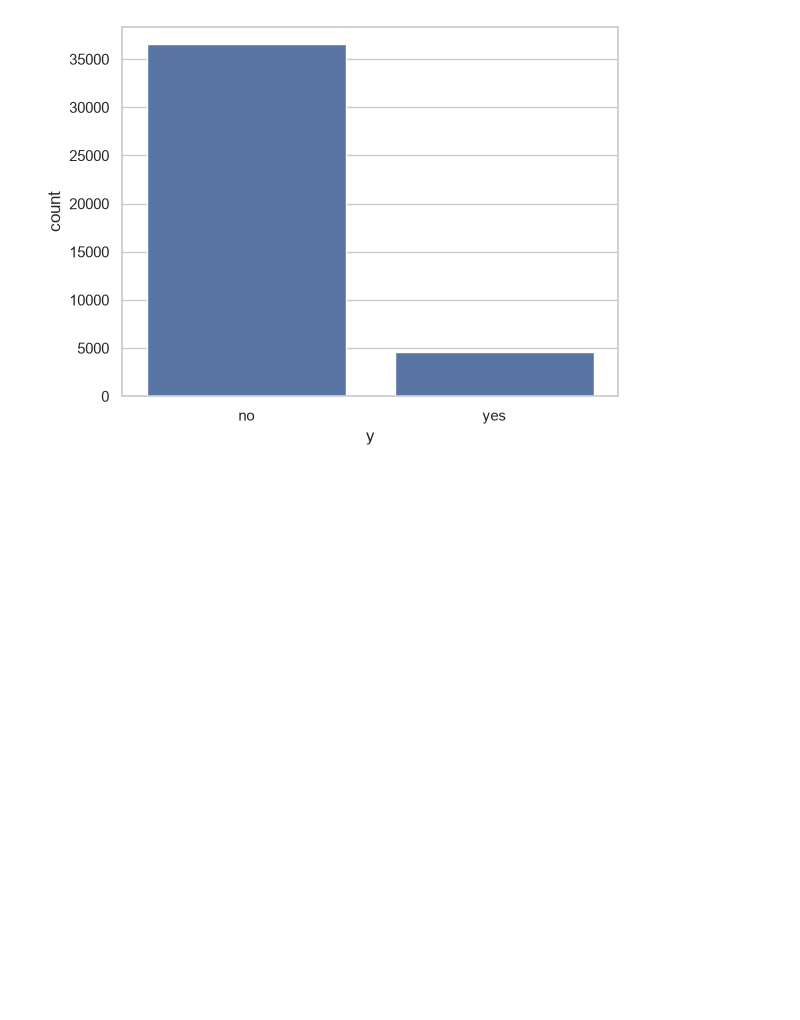
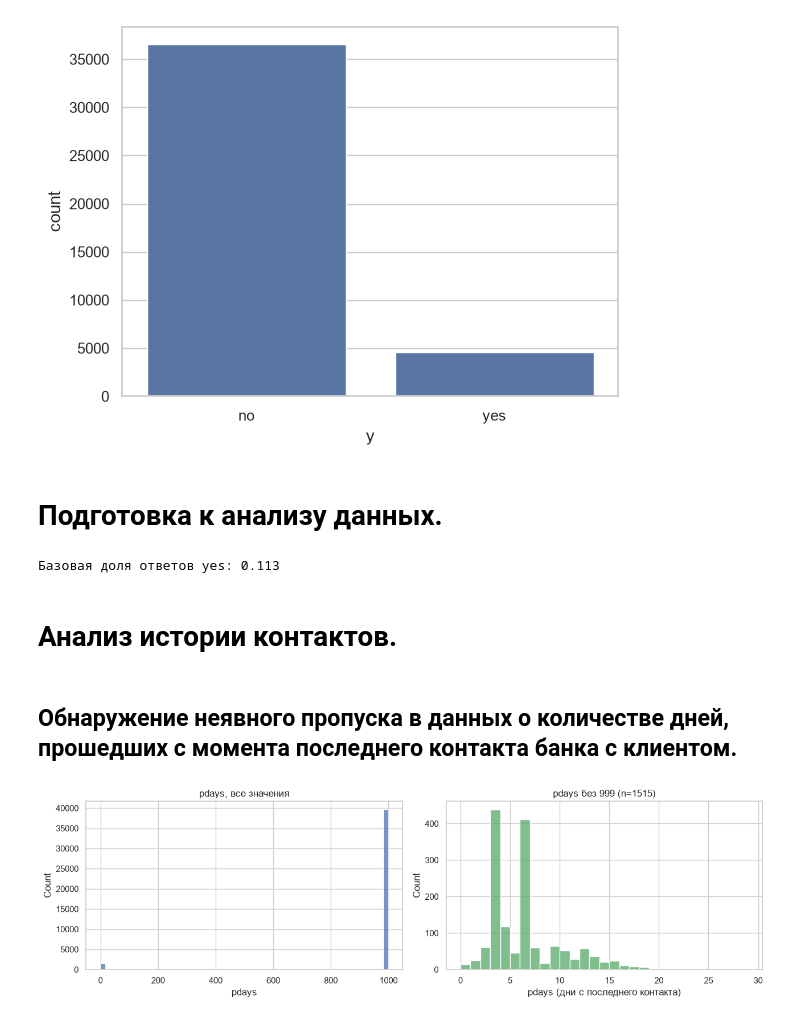
Before and after one commit to KgAmerlion/project_practice_team_1, a Jupyter notebook: Notebook.ipynb, the cells around one changed output. Cells and saved outputs as stored; diff of their text form; code cells hidden in the pictures; blank space fills up the shorter version.

```diff
--- a/Notebook.ipynb
+++ b/Notebook.ipynb
@@ -119,3 +124,34 @@ sns.countplot(data=df, x="y")
 plt.show()
 # %% [output]
 [figure]
+# %% [markdown]
+# Подготовка к анализу данных.
+# %%
+base_rate = (df["y"] == "yes").mean()
+print(f"Базовая доля ответов yes: {base_rate:.3f}")
+df["y_num"] = (df["y"] == "yes").astype(int)
+months = ["mar","apr","may","jun","jul","aug","sep","oct","nov","dec"]
+df["month"] = pd.Categorical(df["month"], categories=months, ordered=True)
+# %% [output]
+Базовая доля ответов yes: 0.113
+# %% [markdown]
+# Анализ истории контактов.
+# %% [markdown]
+## Обнаружение неявного пропуска в данных о количестве дней, прошедших с момента последнего контакта банка с клиентом.
+# %%
+fig, axes = plt.subplots(1, 2, figsize=(13, 4))
+
+# слева: всё как есть — 999 доминирует, реальные дни не видны
+sns.histplot(df["pdays"], bins=60, ax=axes[0], color="C0")
+axes[0].set_title("pdays, все значения")
+axes[0].set_xlabel("pdays")
+
+# справа: только те, где pdays != 999 — вот это и есть "настоящие" дни
+real = df.loc[df["pdays"] != 999, "pdays"]
+sns.histplot(real, bins=range(0, 30), ax=axes[1], color="C2")
+axes[1].set_title(f"pdays без 999 (n={len(real)})")
+axes[1].set_xlabel("pdays (дни с последнего контакта)")
+
+plt.tight_layout(); plt.show()
+# %% [output]
+[figure, added]
```
Also changed, not shown: parts of 10 cells of this notebook.
